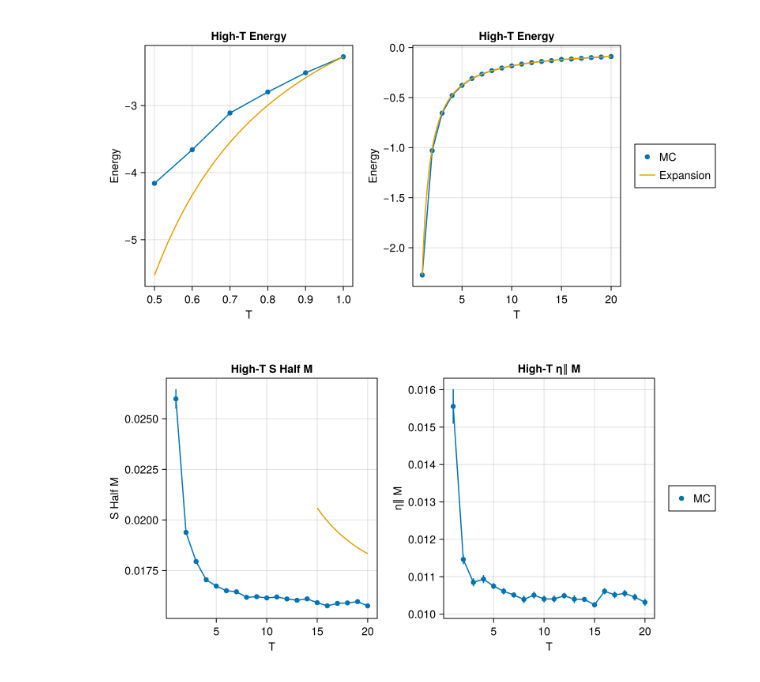
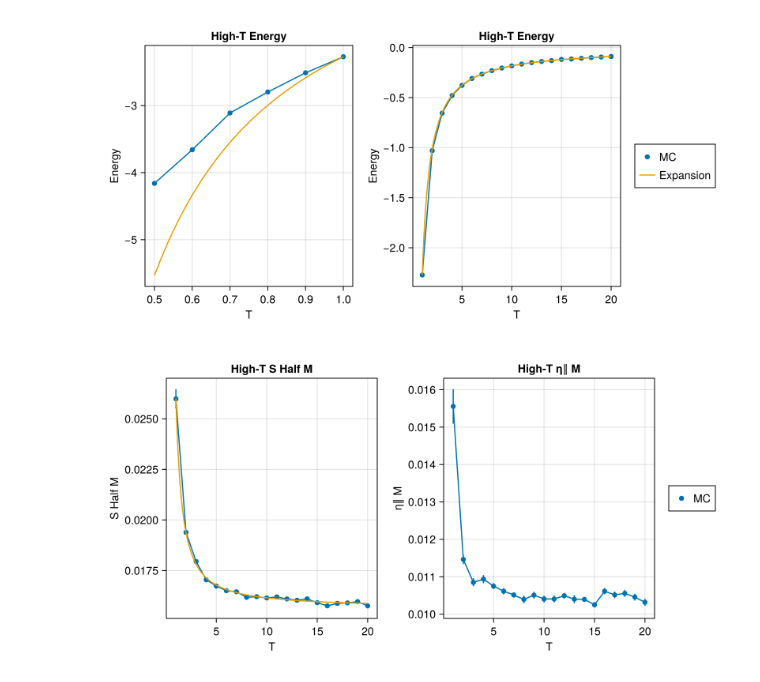
Before and after one commit to PatXue/WignerMolecule.jl, a Jupyter notebook: high-temp/plotting.ipynb, the cells around one changed output. Drawn from its saved outputs; the diff is of its cells as text; code cells hidden in the pictures.

Commit message:
Create method of getexpansion for spins/etas

```diff
--- a/high-temp/plotting.ipynb
+++ b/high-temp/plotting.ipynb
@@ -49,6 +49,31 @@ function getexpansion(name, ord)
     cumulants = [cumulant(energies, i) for i in 1:(ord+1)]
     return T -> getfield.(sum([(-1/T)^i / factorial(i) for i in 0:ord] .* cumulants), :val) ./ 64
 end
+
+"""
+    getexpansion(name, ord, symbol)
+
+TBW
+"""
+function getexpansion(name, ord, symbol)
+    all_data = load("expectations.jld2")
+    As = [measurement(all_data["$name/$(symbol)H$i"]) for i in 0:ord]
+    Hs = [measurement(all_data["$name/HH$i"]) for i in 0:ord]
+    cumulants = Vector{Float64}(undef, ord+1)
+    for i in 1:(ord+1)
+        if i == 1
+            cumulant = As[1]
+        elseif i == 2
+            cumulant = As[2] - Hs[1]*As[1]
+        elseif i == 3
+            cumulant = As[3] - 2*Hs[1]*As[2] - Hs[2]*As[1] + 2*Hs[1]^2*As[1]
+        else
+            cumulant = 0
+        end
+        cumulants[i] = cumulant.val
+    end
+    return T -> sum([(-1/T)^i / factorial(i) for i in 0:ord] .* cumulants)
+end
 # %% [output]
 getexpansion
 # %%
@@ -94,12 +119,13 @@ fig
 # %%
 fig = Figure(size=(800,400))
 fig[1,1] = ax1 = Axis(fig, title="High-T S Half M", xlabel="T", ylabel="S Half M")
 generate_plot!(ax1, :T, :sk_corr_half_M, results.data[results.data.T .>= 1,:])
+lines!(ax1, 1..20, getexpansion("stripe", 2, "s"))
 fig[1,2] = ax2 = Axis(fig, title="High-T η∥ M", xlabel="T", ylabel="η∥ M")
 generate_plot!(ax2, :T, :ηk_corr_M, results.data[results.data.T .>= 1,:], label="MC") do ηk
     real.(getindex.(ηk, 1, 1) + getindex.(ηk, 2, 2))
 end
 Legend(fig[1,3], ax2)
 fig
 # %% [output]
-[figure, old version]
+[figure, new version]
```
